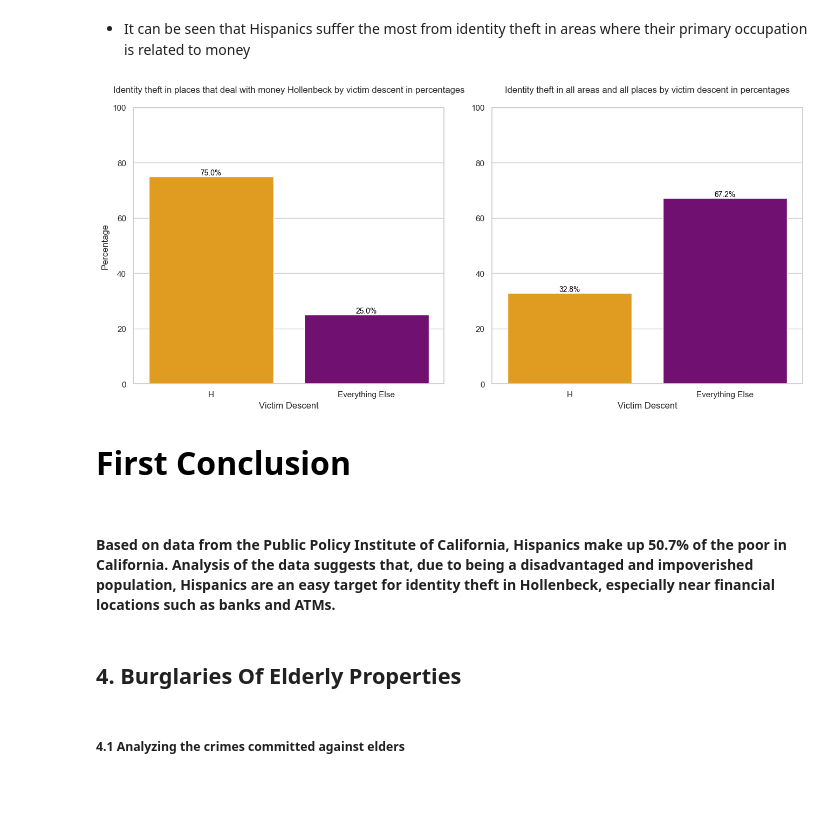
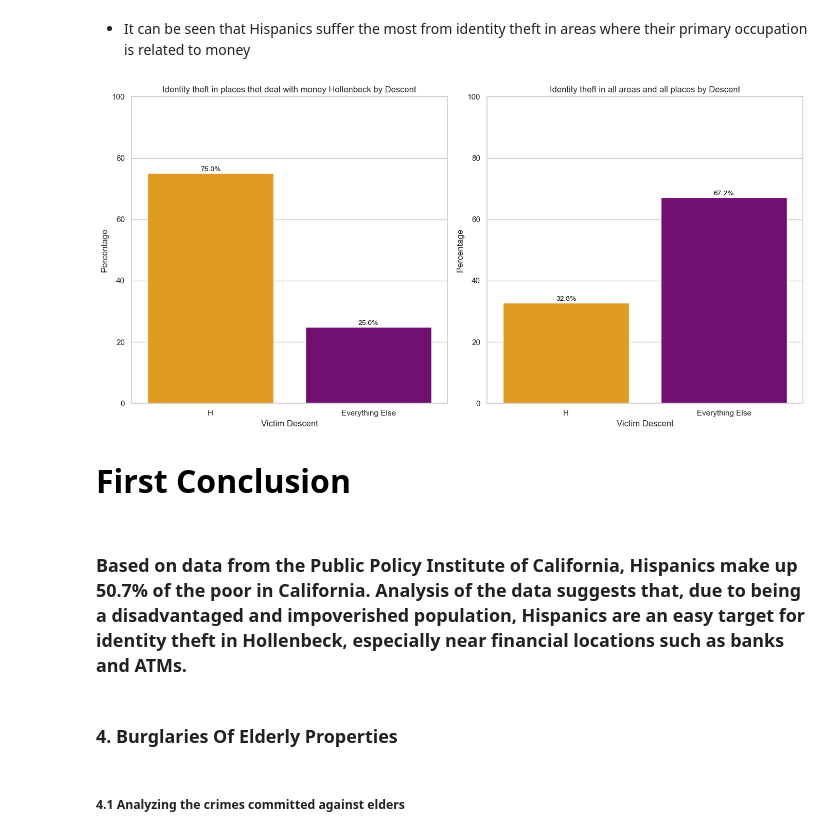
Before and after one commit to BareLevi/Data_Analysis_Final_Project, a Jupyter notebook: data_analysis_project_final.ipynb, the cells around one changed output. Cells and saved outputs as stored; diff of their text form; code cells hidden in the pictures; blank space fills up the shorter version.

```diff
--- a/data_analysis_project_final.ipynb
+++ b/data_analysis_project_final.ipynb
@@ -432,39 +429,38 @@ idt_in_all_places_by_descent['amount'] = (idt_in_all_places_by_descent['amount']
 idt_in_all_places_by_descent = idt_in_all_places_by_descent.sort_values(by='victim_descent', ascending=False)
 
 
 fig, axes = plt.subplots(1, 2, figsize=(14, 7))
 
 
 colors_hollenbeck = ['orange' if descent == 'H' else 'purple' for descent in idt_Hollenbeck_by_descent['victim_descent']]
 sns.barplot(x='victim_descent', y='amount', data=idt_Hollenbeck_by_descent, palette=colors_hollenbeck, ax=axes[0])
-axes[0].set_title('Identity theft in places that deal with money Hollenbeck by victim descent in percentages', pad=20)
+axes[0].set_title('Identity theft in places thet deal with money Hollenbeck by Descent')
 axes[0].set_xlabel('Victim Descent')
 axes[0].set_ylabel('Percentage')
 axes[0].set_ylim(0, 100)
 
 
 for p in axes[0].patches:
     height = p.get_height()
     axes[0].annotate(f'{height:.1f}%', (p.get_x() + p.get_width() / 2., height), ha='center', va='center', fontsize=10, color='black', xytext=(0, 5), textcoords='offset points')
 
 
 colors_all_places = ['orange' if descent == 'H' else 'purple' for descent in idt_in_all_places_by_descent['victim_descent']]
 sns.barplot(x='victim_descent', y='amount', data=idt_in_all_places_by_descent, palette=colors_all_places, ax=axes[1])
-axes[1].set_title('Identity theft in all areas and all places by victim descent in percentages', pad=20)
+axes[1].set_title('Identity theft in all areas and all places by Descent')
 axes[1].set_xlabel('Victim Descent')
-axes[1].set_ylabel('')
+axes[1].set_ylabel('Percentage')
 axes[1].set_ylim(0, 100)
 
 
 for p in axes[1].patches:
     height = p.get_height()
     axes[1].annotate(f'{height:.1f}%', (p.get_x() + p.get_width() / 2., height), ha='center', va='center', fontsize=10, color='black', xytext=(0, 5), textcoords='offset points')
 
-
-plt.tight_layout(pad=3.0)
+plt.tight_layout()
 plt.show()
 # %% [output]
-[figure, old version]
+[figure, new version]
 # %% [markdown]
 <div style="
     text-align: left;
@@ -478,9 +474,9 @@ plt.show()
    First Conclusion
 </div>
 # %% [markdown]
-#### Based on data from the Public Policy Institute of California, Hispanics make up 50.7% of the poor in California. Analysis of the data suggests that, due to being a disadvantaged and impoverished population, Hispanics are an easy target for identity theft in Hollenbeck, especially near financial locations such as banks and ATMs.
+### Based on data from the Public Policy Institute of California, Hispanics make up 50.7% of the poor in California. Analysis of the data suggests that, due to being a disadvantaged and impoverished population, Hispanics are an easy target for identity theft in Hollenbeck, especially near financial locations such as banks and ATMs.
 # %% [markdown]
-## 4. Burglaries Of Elderly Properties <a id="section4"></a>
+### 4. Burglaries Of Elderly Properties <a id="section4"></a>
 # %% [markdown]
 ##### 4.1 Analyzing the crimes committed against elders
 # %%
```
Also changed, not shown: parts of 29 cells of this notebook.
